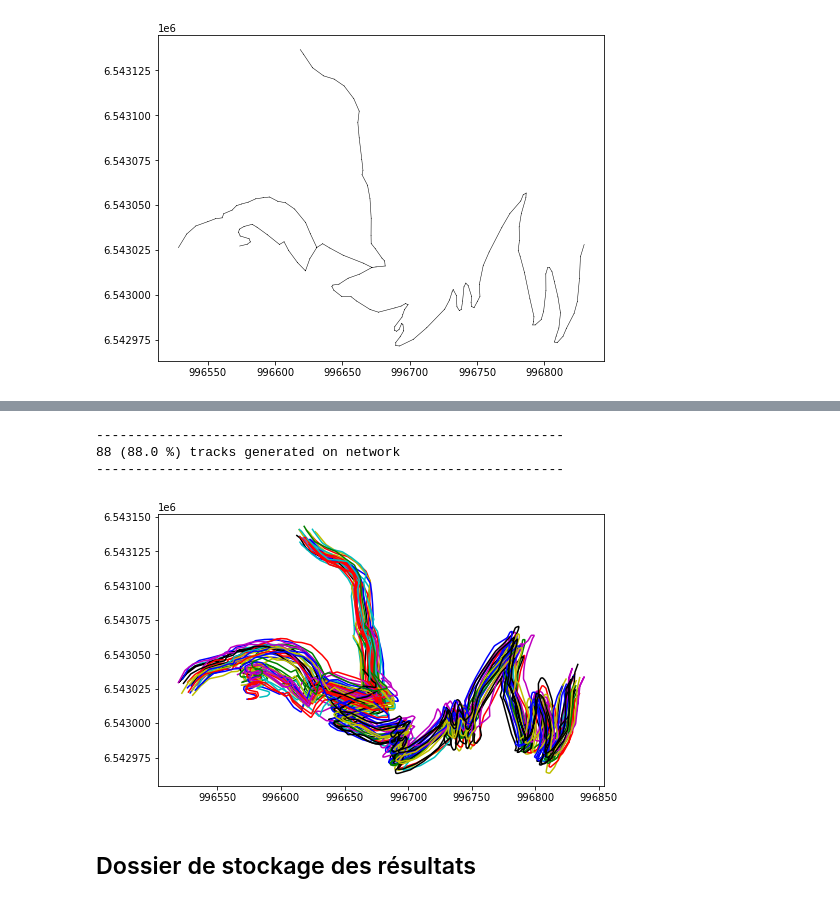
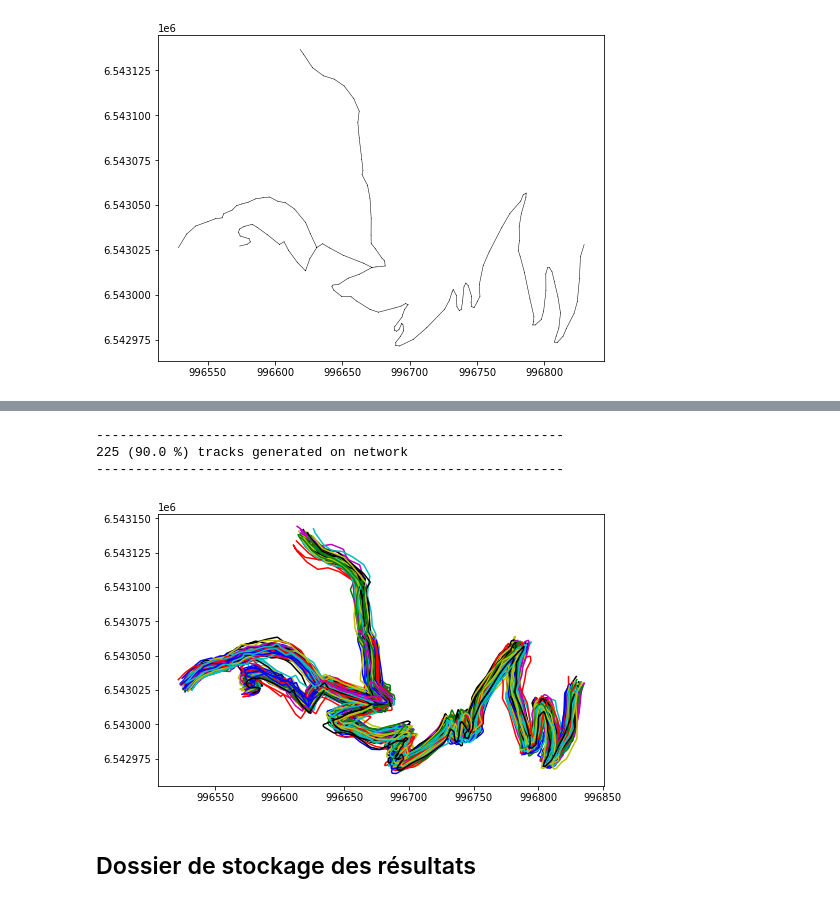
Before and after one commit to umrlastig/Footprint2graph-pipeline, a Jupyter notebook: doc/source/examples/Simulated-Traj_Example.ipynb, the cells around one changed output, grey strips where cells are left out. Cells and saved outputs as stored; diff of their text form; code cells hidden in the pictures.

```diff
--- a/doc/source/examples/Simulated-Traj_Example.ipynb
+++ b/doc/source/examples/Simulated-Traj_Example.ipynb
@@ -52,10 +52,10 @@ Number of nodes= 8
 [figure]
 # %%
 #
-noiser = tkl.NoiseProcess(amps=5, kernels=tkl.ExponentialKernel(500))
+noiser = tkl.NoiseProcess(amps=3, kernels=tkl.ExponentialKernel(100))
 
 # generate simulated trajectories from the network
-collection = tkl.generateTracksOnNetwork(network, N=100, p_round_trip=0.05, p_cplx_trip=0.10, resolution=1, noiser=noiser)
+collection = tkl.generateTracksOnNetwork(network, N=250, p_round_trip=0.05, p_cplx_trip=0.10, resolution=1, noiser=noiser)
 
 # add 3 attributes
 for idx, track in enumerate(collection):
@@ -70,7 +70,7 @@ collection.plot(append=plt)
 ------------------------------------------------------------
-88 (88.0 %) tracks generated on network
+225 (90.0 %) tracks generated on network
 ------------------------------------------------------------
-[figure, old version]
+[figure, new version]
 # %% [markdown]
 ## Dossier de stockage des résultats
 # %%
```
Also changed, not shown: parts of 15 cells of this notebook, 17 other files.
